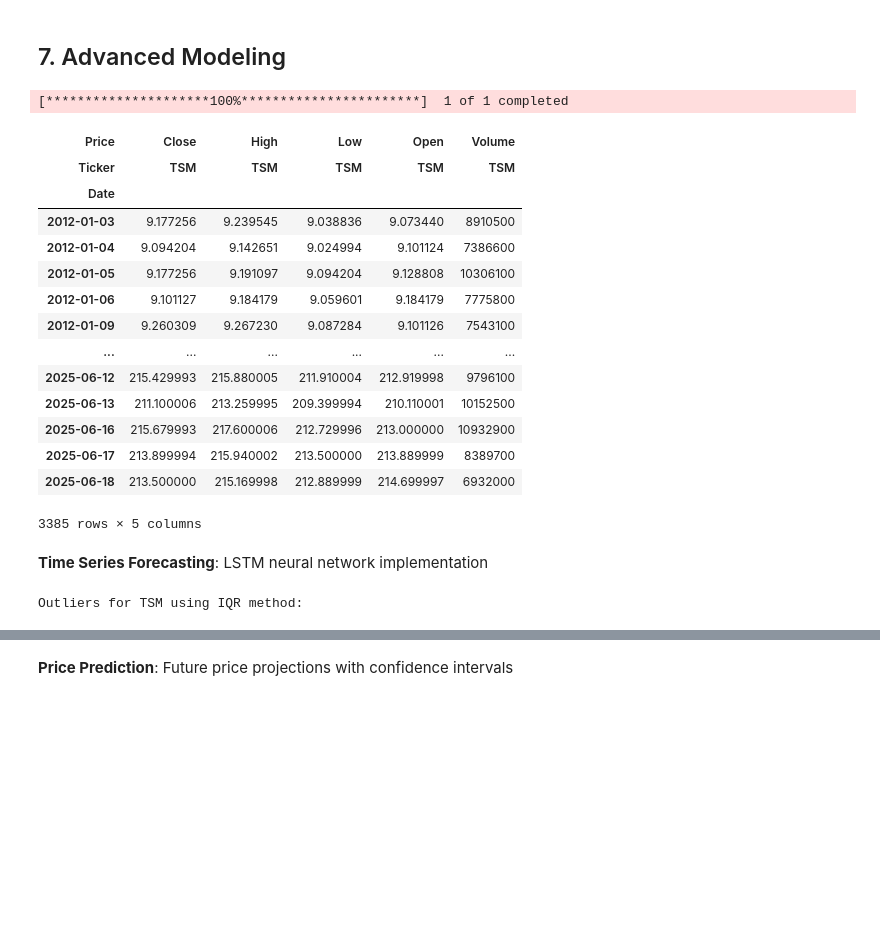
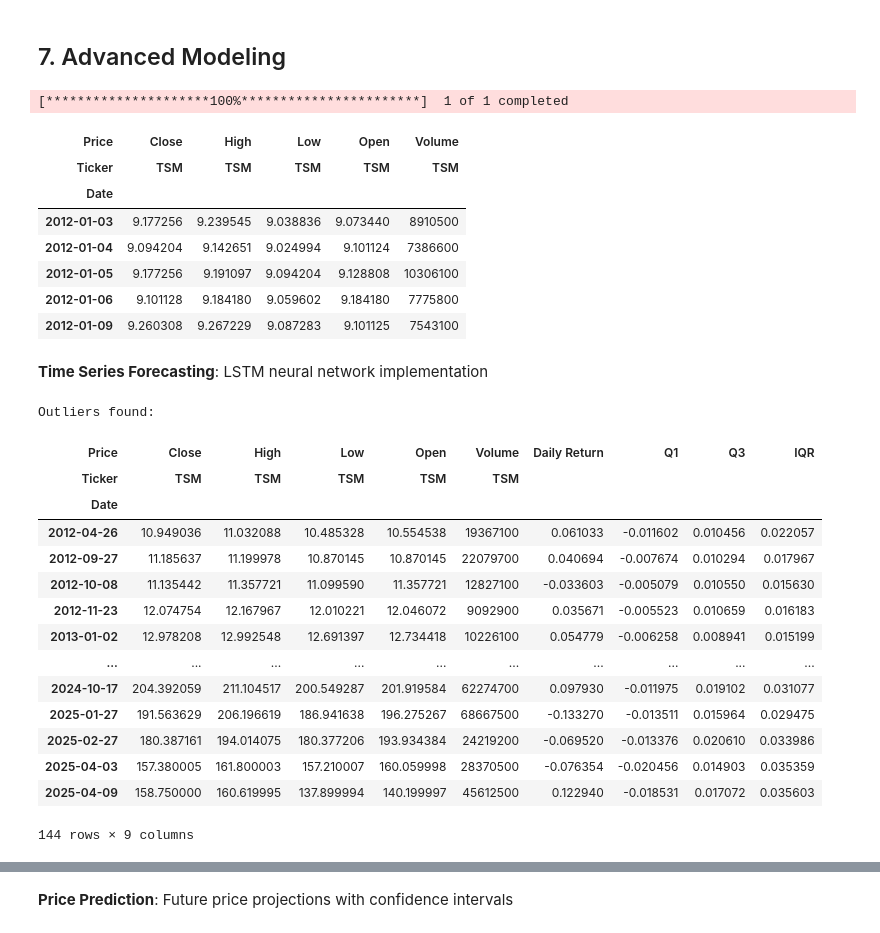
Before and after one commit to Khoaph1709/Stock-Analysis-Using-Python, a Jupyter notebook: notebooks/stock-market-analysis-final.ipynb, the cells around one changed output, grey strips where cells are left out. Saved outputs shown, nothing was run; the diff lists cells and outputs as text; code cells hidden in the pictures; blank space fills up the shorter version.

```diff
--- a/notebooks/stock-market-analysis-final.ipynb
+++ b/notebooks/stock-market-analysis-final.ipynb
@@ -730,24 +730,17 @@ STOCK EVALUATION SUMMARY
 # %%
 df = yf.download('TSM', start='2012-01-01', end=datetime.now(), auto_adjust=True)
 
-df
+df.head()
 # %% [output]
 [*********************100%***********************]  1 of 1 completed
 | Price | Close | High | Low | Open | Volume |
 | Ticker | TSM | TSM | TSM | TSM | TSM |
 | Date |  |  |  |  |  |
 | 2012-01-03 | 9.177256 | 9.239545 | 9.038836 | 9.073440 | 8910500 |
 | 2012-01-04 | 9.094204 | 9.142651 | 9.024994 | 9.101124 | 7386600 |
 | 2012-01-05 | 9.177256 | 9.191097 | 9.094204 | 9.128808 | 10306100 |
-| 2012-01-06 | 9.101127 | 9.184179 | 9.059601 | 9.184179 | 7775800 |
-| 2012-01-09 | 9.260309 | 9.267230 | 9.087284 | 9.101126 | 7543100 |
-| ... | ... | ... | ... | ... | ... |
-| 2025-06-12 | 215.429993 | 215.880005 | 211.910004 | 212.919998 | 9796100 |
-| 2025-06-13 | 211.100006 | 213.259995 | 209.399994 | 210.110001 | 10152500 |
-| 2025-06-16 | 215.679993 | 217.600006 | 212.729996 | 213.000000 | 10932900 |
-| 2025-06-17 | 213.899994 | 215.940002 | 213.500000 | 213.889999 | 8389700 |
-| 2025-06-18 | 213.500000 | 215.169998 | 212.889999 | 214.699997 | 6932000 |
+| 2012-01-06 | 9.101128 | 9.184180 | 9.059602 | 9.184180 | 7775800 |
+| 2012-01-09 | 9.260308 | 9.267229 | 9.087283 | 9.101125 | 7543100 |
-3385 rows × 5 columns
 # %% [markdown]
 **Time Series Forecasting**: LSTM neural network implementation
 # %%
@@ -763,6 +756,25 @@ df.loc[:, 'IQR'] = df['Q3'] - df['Q1']
 outlier_cond = (df['Daily Return'] < (df['Q1'] - 1.5 * df['IQR'])) | (df['Daily Return'] > (df['Q3'] + 1.5 * df['IQR']))
 
 outliers = df[outlier_cond]
-print("Outliers for TSM using IQR method:")
+if not outliers.empty:
+    print("Outliers found:")
+    display(outliers)
+else:
+    print("No outliers found.")
 # %% [output]
-Outliers for TSM using IQR method:
+Outliers found:
+| Price | Close | High | Low | Open | Volume | Daily Return | Q1 | Q3 | IQR |
+| Ticker | TSM | TSM | TSM | TSM | TSM |  |  |  |  |
+| Date |  |  |  |  |  |  |  |  |  |
+| 2012-04-26 | 10.949036 | 11.032088 | 10.485328 | 10.554538 | 19367100 | 0.061033 | -0.011602 | 0.010456 | 0.022057 |
+| 2012-09-27 | 11.185637 | 11.199978 | 10.870145 | 10.870145 | 22079700 | 0.040694 | -0.007674 | 0.010294 | 0.017967 |
+| 2012-10-08 | 11.135442 | 11.357721 | 11.099590 | 11.357721 | 12827100 | -0.033603 | -0.005079 | 0.010550 | 0.015630 |
+| 2012-11-23 | 12.074754 | 12.167967 | 12.010221 | 12.046072 | 9092900 | 0.035671 | -0.005523 | 0.010659 | 0.016183 |
+| 2013-01-02 | 12.978208 | 12.992548 | 12.691397 | 12.734418 | 10226100 | 0.054779 | -0.006258 | 0.008941 | 0.015199 |
+| ... | ... | ... | ... | ... | ... | ... | ... | ... | ... |
+| 2024-10-17 | 204.392059 | 211.104517 | 200.549287 | 201.919584 | 62274700 | 0.097930 | -0.011975 | 0.019102 | 0.031077 |
+| 2025-01-27 | 191.563629 | 206.196619 | 186.941638 | 196.275267 | 68667500 | -0.133270 | -0.013511 | 0.015964 | 0.029475 |
+| 2025-02-27 | 180.387161 | 194.014075 | 180.377206 | 193.934384 | 24219200 | -0.069520 | -0.013376 | 0.020610 | 0.033986 |
+| 2025-04-03 | 157.380005 | 161.800003 | 157.210007 | 160.059998 | 28370500 | -0.076354 | -0.020456 | 0.014903 | 0.035359 |
+| 2025-04-09 | 158.750000 | 160.619995 | 137.899994 | 140.199997 | 45612500 | 0.122940 | -0.018531 | 0.017072 | 0.035603 |
+144 rows × 9 columns
```
Also changed, not shown: parts of 8 cells of this notebook.
